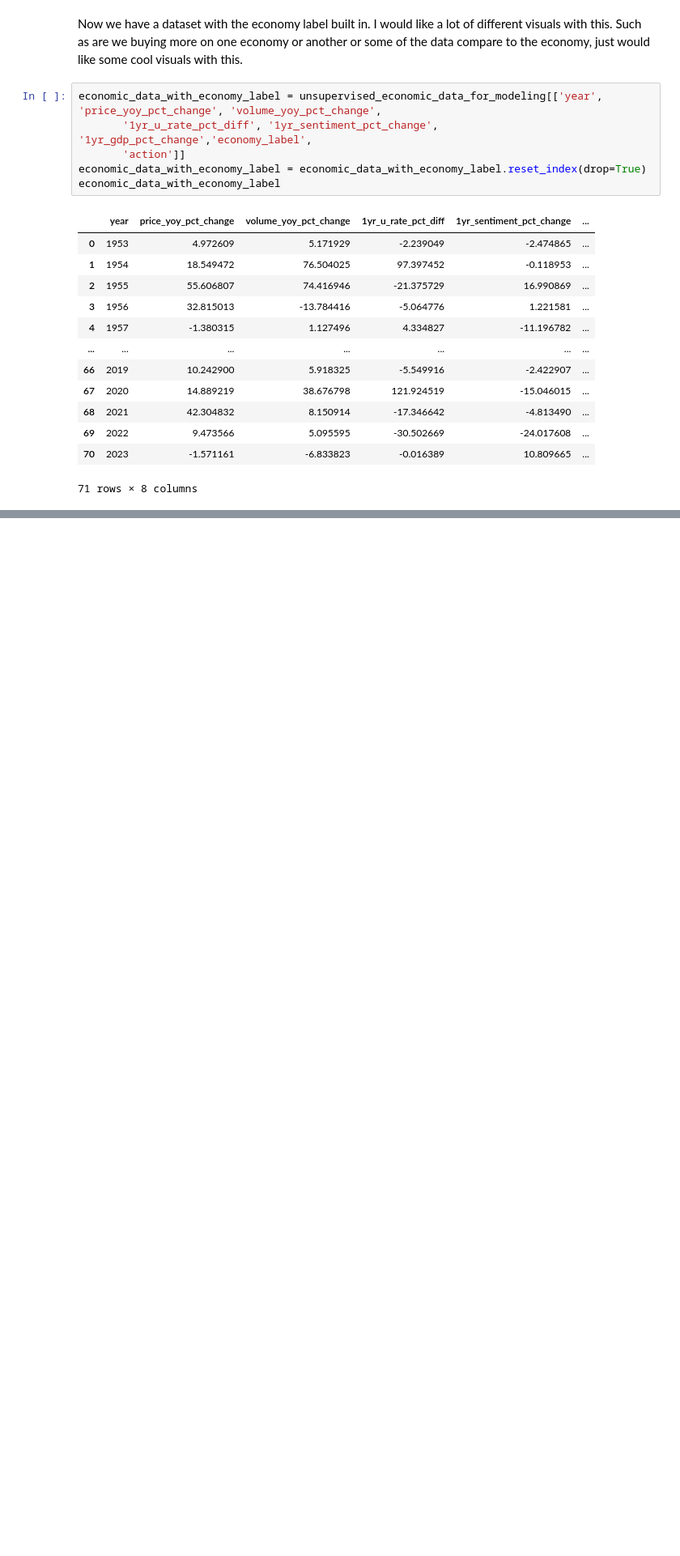
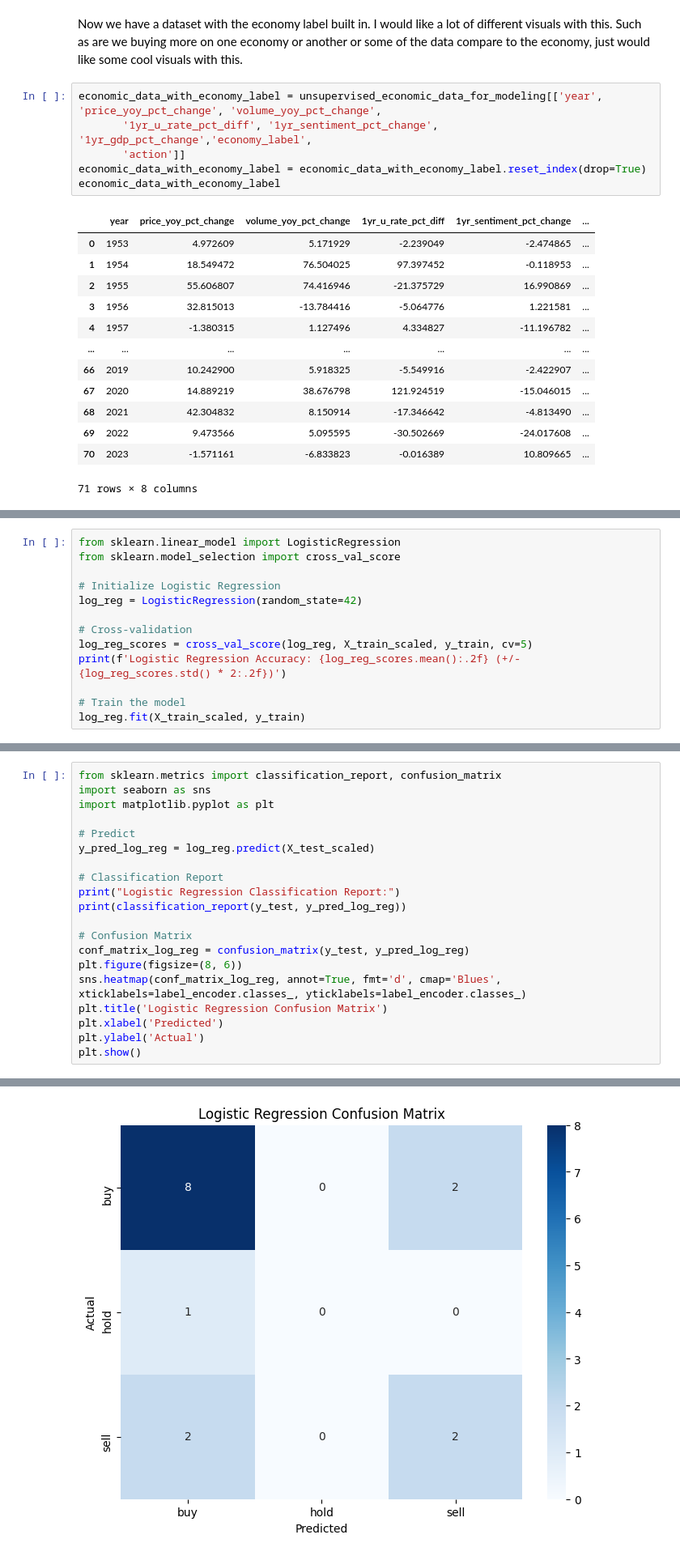
Before and after one commit to calvinraab/ML_Algorithmic_Trading, a Jupyter notebook: model_building.ipynb, the cells around one changed output, grey strips where cells are left out. Shown at 81% size. Cells and saved outputs as stored; diff of their text form; blank space fills up the shorter version.

Commit message:
Supervised Learning Model

```diff
--- a/model_building.ipynb
+++ b/model_building.ipynb
@@ -432,0 +475,13 @@ economic_data_with_economy_label
+# %%
+from sklearn.linear_model import LogisticRegression
+from sklearn.model_selection import cross_val_score
+
+# Initialize Logistic Regression
+log_reg = LogisticRegression(random_state=42)
+
+# Cross-validation
+log_reg_scores = cross_val_score(log_reg, X_train_scaled, y_train, cv=5)
+print(f'Logistic Regression Accuracy: {log_reg_scores.mean():.2f} (+/- {log_reg_scores.std() * 2:.2f})')
+
+# Train the model
+log_reg.fit(X_train_scaled, y_train)
@@ -432,0 +493,21 @@ economic_data_with_economy_label
+# %%
+from sklearn.metrics import classification_report, confusion_matrix
+import seaborn as sns
+import matplotlib.pyplot as plt
+
+# Predict
+y_pred_log_reg = log_reg.predict(X_test_scaled)
+
+# Classification Report
+print("Logistic Regression Classification Report:")
+print(classification_report(y_test, y_pred_log_reg))
+
+# Confusion Matrix
+conf_matrix_log_reg = confusion_matrix(y_test, y_pred_log_reg)
+plt.figure(figsize=(8, 6))
+sns.heatmap(conf_matrix_log_reg, annot=True, fmt='d', cmap='Blues', xticklabels=label_encoder.classes_, yticklabels=label_encoder.classes_)
+plt.title('Logistic Regression Confusion Matrix')
+plt.xlabel('Predicted')
+plt.ylabel('Actual')
+plt.show()
+# %% [output]
@@ -432,0 +524 @@ economic_data_with_economy_label
+[figure, added]
```
Also changed, not shown: parts of 33 cells of this notebook.
